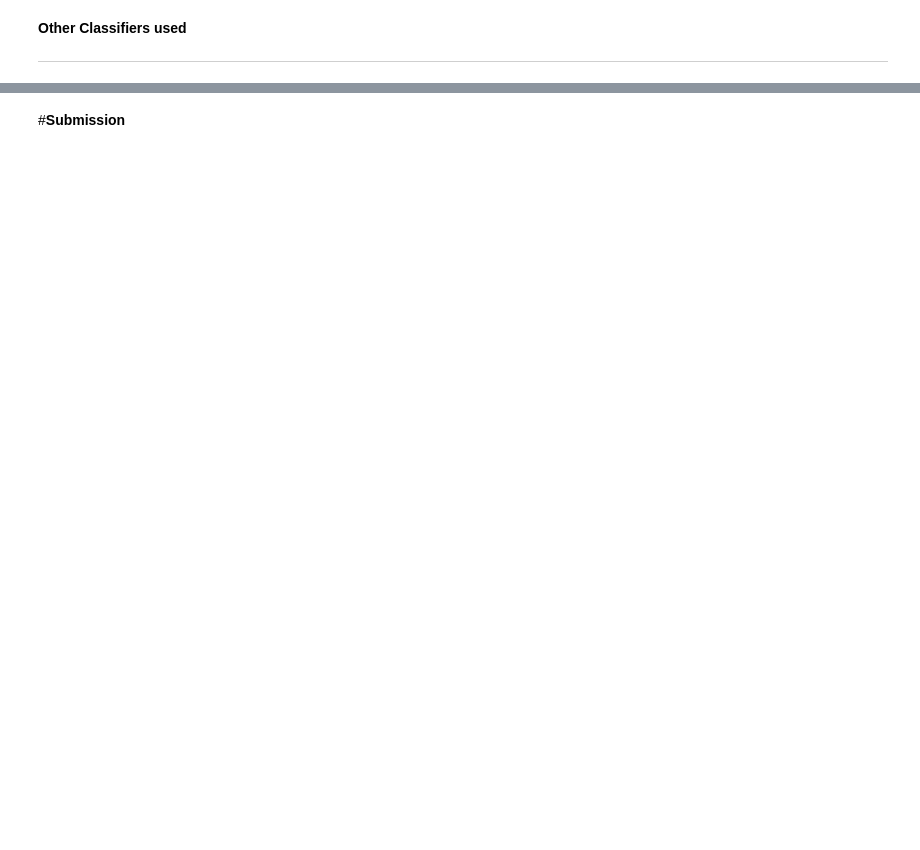
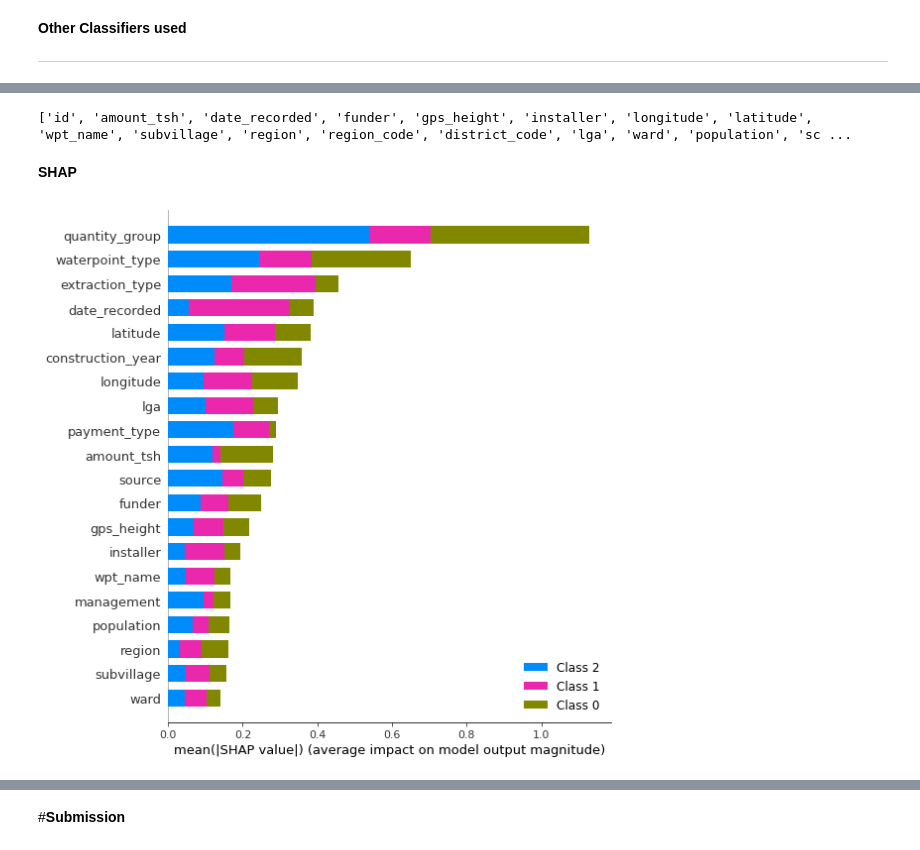
Before and after one commit to KrishPraba/Pump-it-Up-Data-Mining-the-Water-Table, a Jupyter notebook: Pump_it_Up_Modelling_&_Post_processing.ipynb, the cells around one changed output, grey strips where cells are left out. Saved outputs shown, nothing was run; the diff lists cells and outputs as text; code cells hidden in the pictures; blank space fills up the shorter version.

```diff
--- a/Pump_it_Up_Modelling_&_Post_processing.ipynb
+++ b/Pump_it_Up_Modelling_&_Post_processing.ipynb
@@ -119,12 +105,0 @@ X_encoded =train_values_df_encoded
-# %%
-clf=RandomForestClassifier(n_estimators=100,max_features='auto',random_state=0,max_depth=14,class_weight='balanced')
-rfecv = RFECV(estimator=clf, step=1, cv=StratifiedKFold(),scoring='accuracy')
-rfecv.fit(X_encoded, Y)
-
-print("Optimal number of features : %d" % rfecv.n_features_)
-
-plt.figure(figsize=(5,5))
-plt.xlabel("Number of features selected")
-plt.ylabel("Cross validation score (nb of correct classifications)")
-plt.plot(range(1, len(rfecv.grid_scores_) + 1), rfecv.grid_scores_)
-plt.show()
@@ -236,7 +166,7 @@ X_train, X_val, y_train, y_val = train_test_split(X_encoded, Y, test_size=0.3, r
 # %%
 clf=RandomForestClassifier(n_estimators=100,max_features='auto',random_state=0,max_depth=14)
 rfecv = RFECV(estimator=clf, step=1, cv=StratifiedKFold(),scoring='accuracy')
-rfecv.fit(X_train, y_train.ravel())
+rfecv.fit(X_train, y_train)
 
 predicted_y = rfecv.predict(X_val)
 result = compute_metrics(predicted_y,y_val)
@@ -250,7 +181,7 @@ print(result['accuracy'])
 ---
 # %%
 ada_clf = AdaBoostClassifier(DecisionTreeClassifier(max_depth=14), n_estimators=100,algorithm="SAMME.R", learning_rate=0.0001)
-ada_clf.fit(X_train,y_train.ravel())
+ada_clf.fit(X_train,y_train)
 
 predicted_y = ada_clf.predict(X_val)
 result = compute_metrics(predicted_y,y_val)
@@ -260,0 +197,8 @@ print(result['accuracy'])
+# %%
+xgb = XGBClassifier(objective = 'multi:softmax',num_class = 3,max_depth = 14)
+xgb.fit(X_train, y_train)
+
+predicted_y = xgb.predict(X_val)
+result = compute_metrics(predicted_y,y_val)
+
+print(result['accuracy'])
@@ -325,0 +304,13 @@ Gaussian Naive Bayes :
+# %%
+rfecv_features = list(X_encoded.columns.values[rfecv.support_])
+print(rfecv_features)
+# %% [output]
+['id', 'amount_tsh', 'date_recorded', 'funder', 'gps_height', 'installer', 'longitude', 'latitude', 'wpt_name', 'subvillage', 'region', 'region_code', 'district_code', 'lga', 'ward', 'population', 'sc ...
+# %% [markdown]
+**SHAP**
+# %%
+output = shap.TreeExplainer(xgb)
+shap_values = output.shap_values(X_val)
+shap.summary_plot(shap_values, X_val)
+# %% [output]
+[figure, added]
```
Also changed, not shown: parts of 31 cells of this notebook.
